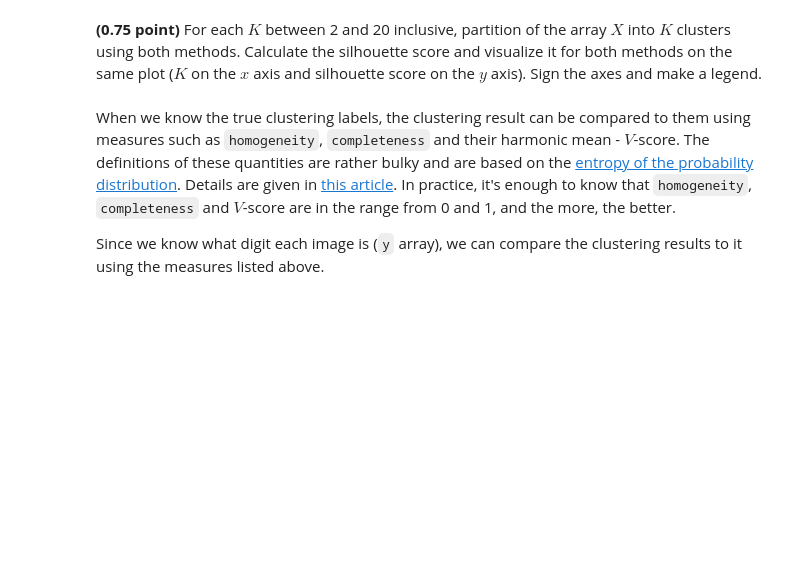
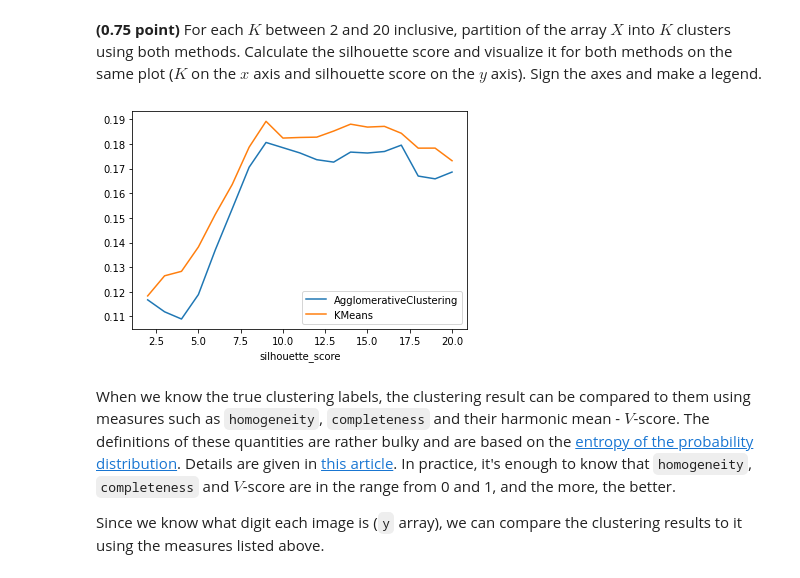
Before and after one commit to Feosen/ml-intro-2022-8, a Jupyter notebook: notebooks/clustering.ipynb, the cells around one changed output. Saved outputs shown, nothing was run; the diff lists cells and outputs as text; code cells hidden in the pictures; blank space fills up the shorter version.

```diff
--- a/notebooks/clustering.ipynb
+++ b/notebooks/clustering.ipynb
@@ -195,6 +270,28 @@ $$
 The implementation of this metric in the `scikit-learn` is the `silhouette_score` function from the `metrics` submidule.
 # %% [markdown]
 **(0.75 point)** For each $K$ between 2 and 20 inclusive, partition of the array $X$ into $K$ clusters using both methods. Calculate the silhouette score and visualize it for both methods on the same plot ($K$ on the $x$ axis and silhouette score on the $y$ axis). Sign the axes and make a legend.
+# %%
+from sklearn.metrics import silhouette_score
+
+ac_score = np.zeros(19)
+km_score = np.zeros(19)
+k_space = np.linspace(2, 20, 19, dtype=np.int32)
+for i, k in enumerate(k_space):
+    ac = AgglomerativeClustering(n_clusters=k)
+    ac.fit(X)
+    ac_score[i] = silhouette_score(X, ac.labels_)
+
+    km = KMeans(n_clusters=k, n_init=30, random_state=42)
+    km.fit(X)
+    km_score[i] = silhouette_score(X, km.labels_)
+# %%
+plt.plot(k_space, ac_score, label='AgglomerativeClustering')
+plt.plot(k_space, km_score, label='KMeans')
+plt.xlabel('number of clusters')
+plt.xlabel('silhouette_score')
+plt.legend();
+# %% [output]
+[figure, added]
 # %% [markdown]
 When we know the true clustering labels, the clustering result can be compared to them using measures such as `homogeneity`, `completeness` and their harmonic mean - $V$-score. The definitions of these quantities are rather bulky and are based on the [entropy of the probability distribution](https://ru.wikipedia.org/wiki/Информационная_энтропия). Details are given in [this article](http://aclweb.org/anthology/D/D07/D07-1043.pdf). In practice, it's enough to know that `homogeneity`, `completeness` and $V$-score are in the range from 0 and 1, and the more, the better.
 
```
Also changed, not shown: parts of 14 cells of this notebook.
